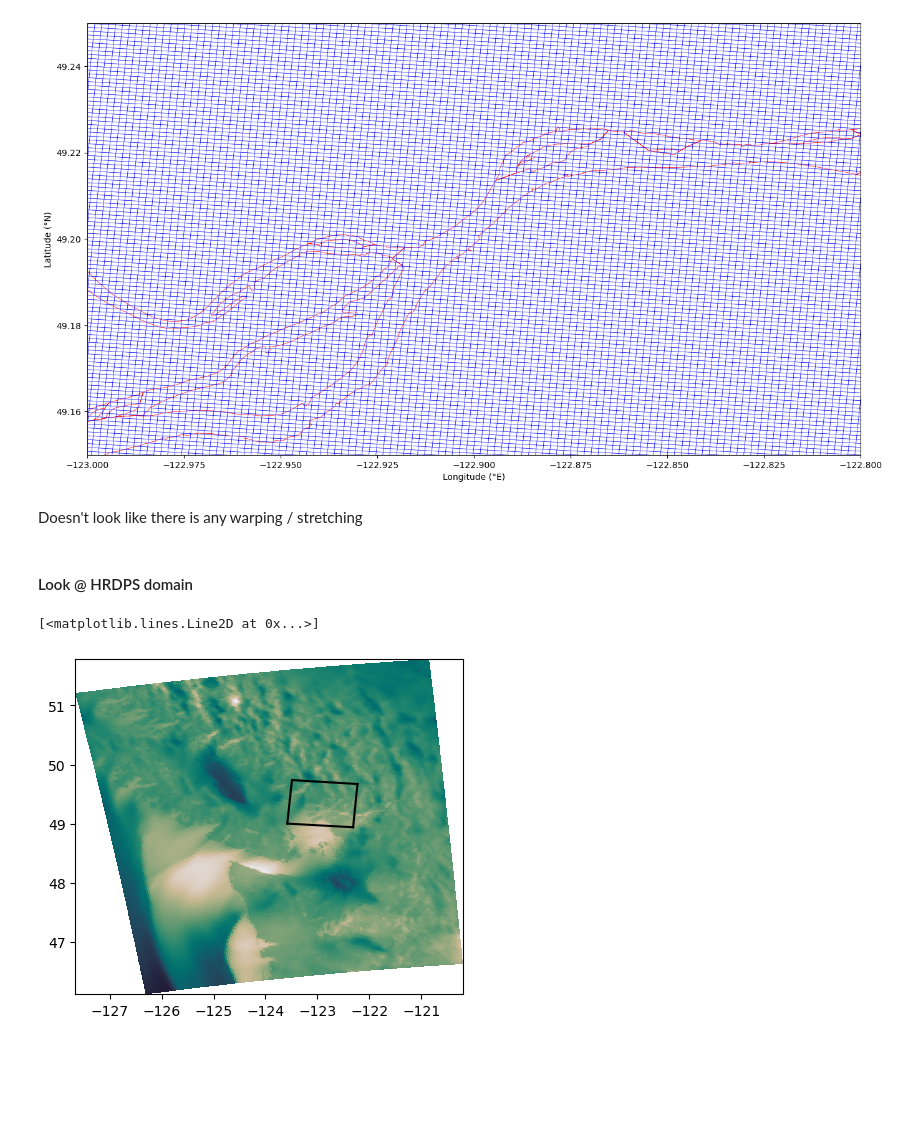
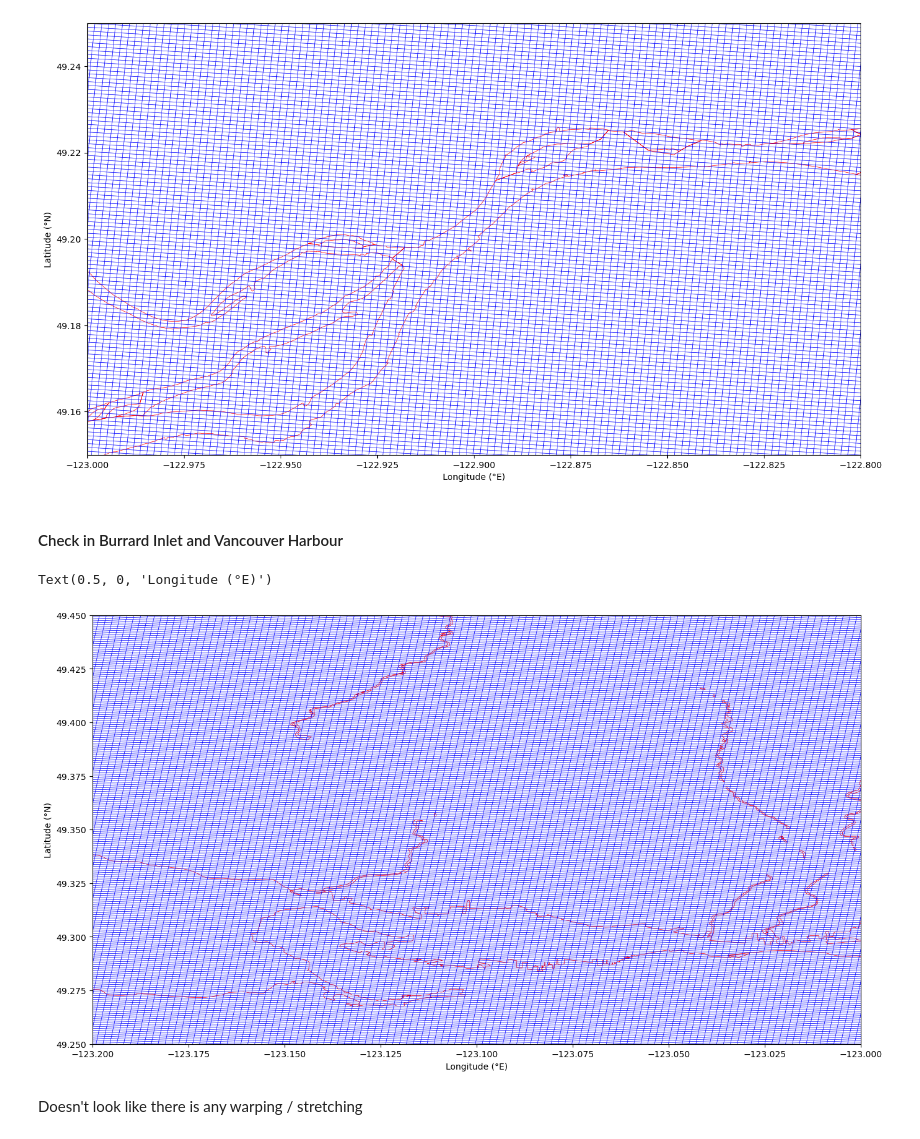
Before and after one commit to SalishSeaCast/analysis-camryn, a Jupyter notebook: notebooks/oae/sss150_check_coords.ipynb, the cells around one changed output. Cells and saved outputs as stored; diff of their text form; code cells hidden in the pictures; blank space fills up the shorter version.

Commit message:
check coords in burrard inlet

```diff
--- a/notebooks/oae/sss150_check_coords.ipynb
+++ b/notebooks/oae/sss150_check_coords.ipynb
@@ -68,22 +69,30 @@ ax.set_xlabel('Longitude (°E)')
 # %% [output]
 Text(0.5, 0, 'Longitude (°E)')
 [figure]
+# %% [markdown]
+#### Check in Burrard Inlet and Vancouver Harbour
+# %%
+fig, ax = plt.subplots(1, 1, figsize=(16, 9))
+ax.plot(coastline[:, 0], coastline[:, 1], color="red", linewidth=0.5)
+ax.plot(rivers[:, 0], rivers[:, 1], color="red", linewidth=0.5)
+
+# sss150 domain boundaries
+ax.plot(glamf[0, :], gphif[0, :], color="black")  # south
+ax.plot(glamf[:, 0], gphif[:, 0], color="black")  # west
+ax.plot(glamf[-1, :], gphif[-1, :], color="black")  # north
+ax.plot(glamf[:, -1], gphif[:, -1], color="black")  # east
+
+ax.plot(glamf[100:,:], gphif[100:,:], color="blue", linewidth=0.5)
+for row in range(100,826):
+    ax.plot(glamf[row,:], gphif[row,:], color="blue", linewidth=0.5)
+
+# Vancouver Harbour
+ax.set_xlim(-123.2, -123)
+ax.set_ylim(49.25, 49.45)
+ax.set_ylabel('Latitude (°N)')
+ax.set_xlabel('Longitude (°E)')
+# %% [output]
+Text(0.5, 0, 'Longitude (°E)')
+[figure, added]
 # %% [markdown]
 Doesn't look like there is any warping / stretching
-# %% [markdown]
-#### Look @ HRDPS domain
-# %%
-ds = xr.open_dataset('/results/forcing/atmospheric/continental2.5/nemo_forcing/hrdps_y2023m02d23.nc')
-
-fig,ax = plt.subplots(1, 1, figsize=(5, 7))
-ax.pcolormesh(ds.nav_lon.values-360,ds.nav_lat,ds.u_wind[0],cmap=cm.cm.rain)
-viz_tools.set_aspect(ax);
-
-# sss150 domain boundaries
-ax.plot(glamf[0, :], gphif[0, :], color="black")  # south
-ax.plot(glamf[:, 0], gphif[:, 0], color="black")  # west
-ax.plot(glamf[-1, :], gphif[-1, :], color="black")  # north
-ax.plot(glamf[:, -1], gphif[:, -1], color="black")  # east
-# %% [output]
-[<matplotlib.lines.Line2D at 0x...>]
-[figure, removed]
```
Also changed, not shown: parts of 1 cell of this notebook.
